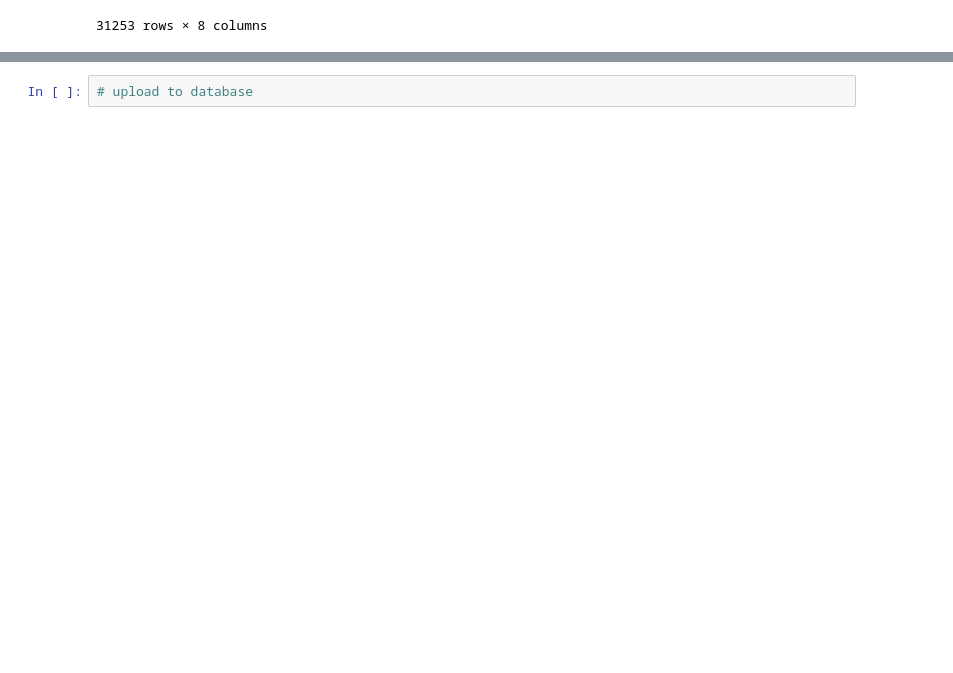
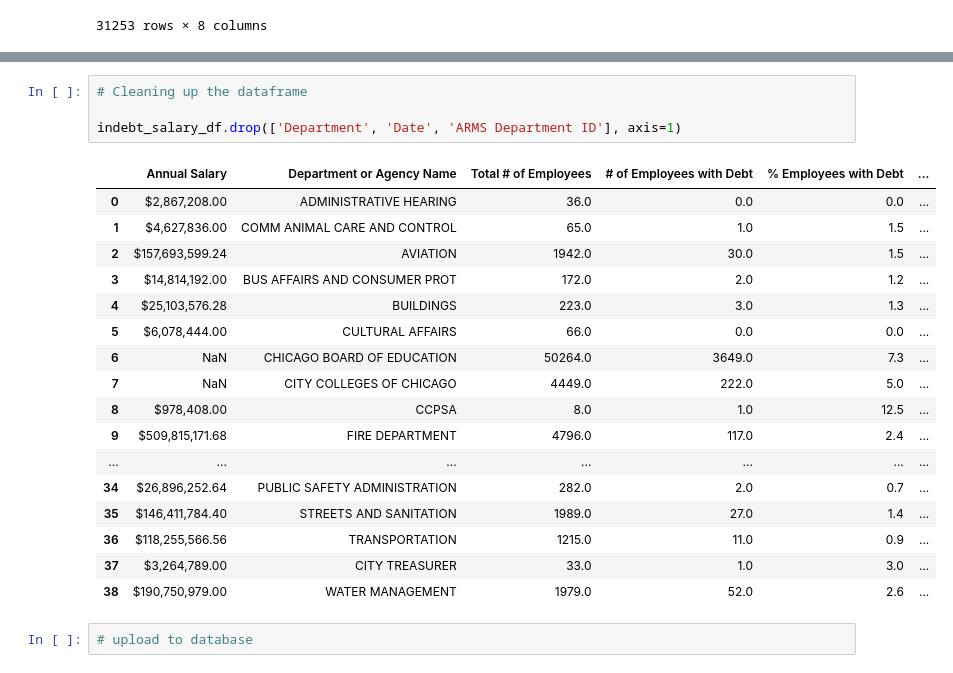
Before and after one commit to andrew8185/Chicago-indebtedness, a Jupyter notebook: ETL_Mini_Project_Starter_Code.ipynb, the cells around one changed output, grey strips where cells are left out. Drawn from its saved outputs; the diff is of its cells as text; blank space fills up the shorter version.

Commit message:
additional cleaning

```diff
--- a/ETL_Mini_Project_Starter_Code.ipynb
+++ b/ETL_Mini_Project_Starter_Code.ipynb
@@ -201,4 +237,26 @@ indebt_salary_df
 | 37 | CITY TREASURER | $3,264,789.00 | 01/21/2023 | CITY TREASURER | TREASURER | 33.0 | ... |
 | 38 | WATER MANAGEMENT | $190,750,979.00 | 01/21/2023 | WATER MANAGEMENT | WATER | 1979.0 | ... |
+# %%
+# Cleaning up the dataframe
+
+indebt_salary_df.drop(['Department', 'Date', 'ARMS Department ID'], axis=1)
+# %% [output]
+|  | Annual Salary | Department or Agency Name | Total # of Employees | # of Employees with Debt | % Employees with Debt | ... |
+| 0 | $2,867,208.00 | ADMINISTRATIVE HEARING | 36.0 | 0.0 | 0.0 | ... |
+| 1 | $4,627,836.00 | COMM ANIMAL CARE AND CONTROL | 65.0 | 1.0 | 1.5 | ... |
+| 2 | $157,693,599.24 | AVIATION | 1942.0 | 30.0 | 1.5 | ... |
+| 3 | $14,814,192.00 | BUS AFFAIRS AND CONSUMER PROT | 172.0 | 2.0 | 1.2 | ... |
+| 4 | $25,103,576.28 | BUILDINGS | 223.0 | 3.0 | 1.3 | ... |
+| 5 | $6,078,444.00 | CULTURAL AFFAIRS | 66.0 | 0.0 | 0.0 | ... |
+| 6 | NaN | CHICAGO BOARD OF EDUCATION | 50264.0 | 3649.0 | 7.3 | ... |
+| 7 | NaN | CITY COLLEGES OF CHICAGO | 4449.0 | 222.0 | 5.0 | ... |
+| 8 | $978,408.00 | CCPSA | 8.0 | 1.0 | 12.5 | ... |
+| 9 | $509,815,171.68 | FIRE DEPARTMENT | 4796.0 | 117.0 | 2.4 | ... |
+| ... | ... | ... | ... | ... | ... | ... |
+| 34 | $26,896,252.64 | PUBLIC SAFETY ADMINISTRATION | 282.0 | 2.0 | 0.7 | ... |
+| 35 | $146,411,784.40 | STREETS AND SANITATION | 1989.0 | 27.0 | 1.4 | ... |
+| 36 | $118,255,566.56 | TRANSPORTATION | 1215.0 | 11.0 | 0.9 | ... |
+| 37 | $3,264,789.00 | CITY TREASURER | 33.0 | 1.0 | 3.0 | ... |
+| 38 | $190,750,979.00 | WATER MANAGEMENT | 1979.0 | 52.0 | 2.6 | ... |
 # %%
 # upload to database
```
Also changed, not shown: parts of 7 cells of this notebook.
